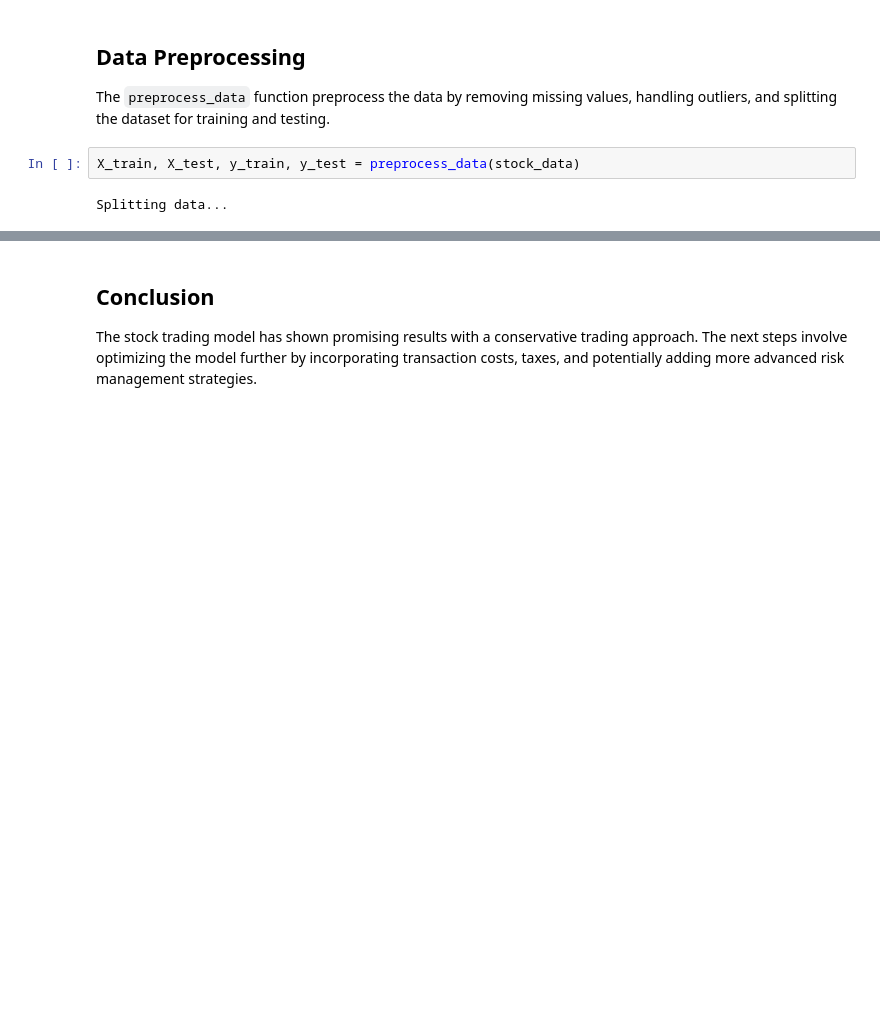
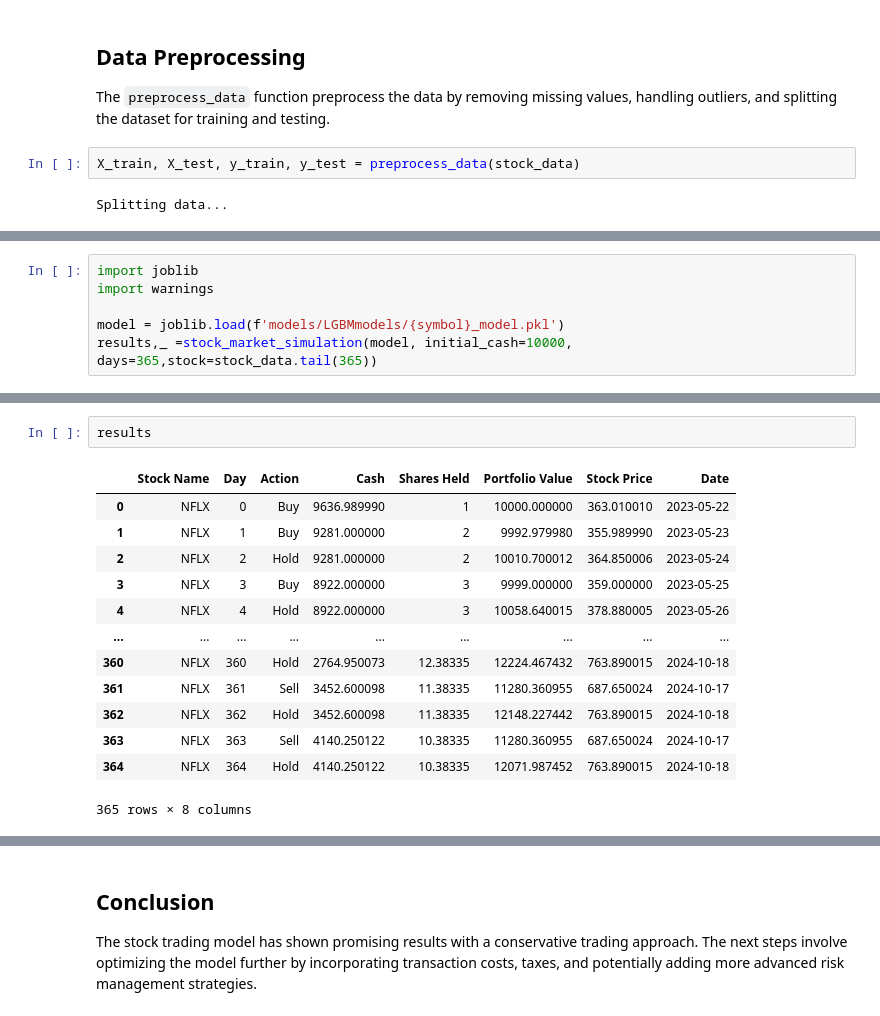
Before and after one commit to uniquedapoet/StockTradingModel, a Jupyter notebook: Stock_Trading_Model_Report.ipynb, the cells around one changed output, grey strips where cells are left out. Drawn from its saved outputs; the diff is of its cells as text; blank space fills up the shorter version.

```diff
--- a/Stock_Trading_Model_Report.ipynb
+++ b/Stock_Trading_Model_Report.ipynb
@@ -160,0 +129,6 @@ performance_summary
+# %%
+import joblib
+import warnings
+
+model = joblib.load(f'models/LGBMmodels/{symbol}_model.pkl')
+results,_ =stock_market_simulation(model, initial_cash=10000, days=365,stock=stock_data.tail(365))
@@ -160,0 +153,16 @@ performance_summary
+# %%
+results
+# %% [output]
+|  | Stock Name | Day | Action | Cash | Shares Held | Portfolio Value | Stock Price | Date |
+| 0 | NFLX | 0 | Buy | 9636.989990 | 1 | 10000.000000 | 363.010010 | 2023-05-22 |
+| 1 | NFLX | 1 | Buy | 9281.000000 | 2 | 9992.979980 | 355.989990 | 2023-05-23 |
+| 2 | NFLX | 2 | Hold | 9281.000000 | 2 | 10010.700012 | 364.850006 | 2023-05-24 |
+| 3 | NFLX | 3 | Buy | 8922.000000 | 3 | 9999.000000 | 359.000000 | 2023-05-25 |
+| 4 | NFLX | 4 | Hold | 8922.000000 | 3 | 10058.640015 | 378.880005 | 2023-05-26 |
+| ... | ... | ... | ... | ... | ... | ... | ... | ... |
+| 360 | NFLX | 360 | Hold | 2764.950073 | 12.38335 | 12224.467432 | 763.890015 | 2024-10-18 |
+| 361 | NFLX | 361 | Sell | 3452.600098 | 11.38335 | 11280.360955 | 687.650024 | 2024-10-17 |
+| 362 | NFLX | 362 | Hold | 3452.600098 | 11.38335 | 12148.227442 | 763.890015 | 2024-10-18 |
+| 363 | NFLX | 363 | Sell | 4140.250122 | 10.38335 | 11280.360955 | 687.650024 | 2024-10-17 |
+| 364 | NFLX | 364 | Hold | 4140.250122 | 10.38335 | 12071.987452 | 763.890015 | 2024-10-18 |
+365 rows × 8 columns
```
Also changed, not shown: parts of 21 cells of this notebook.
